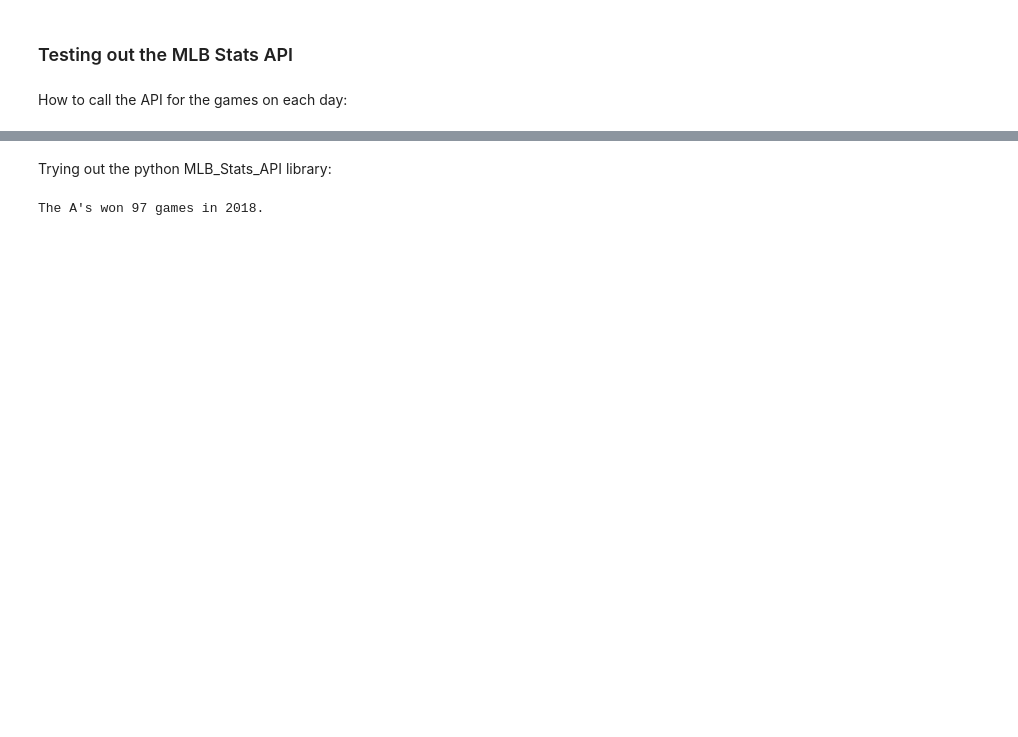
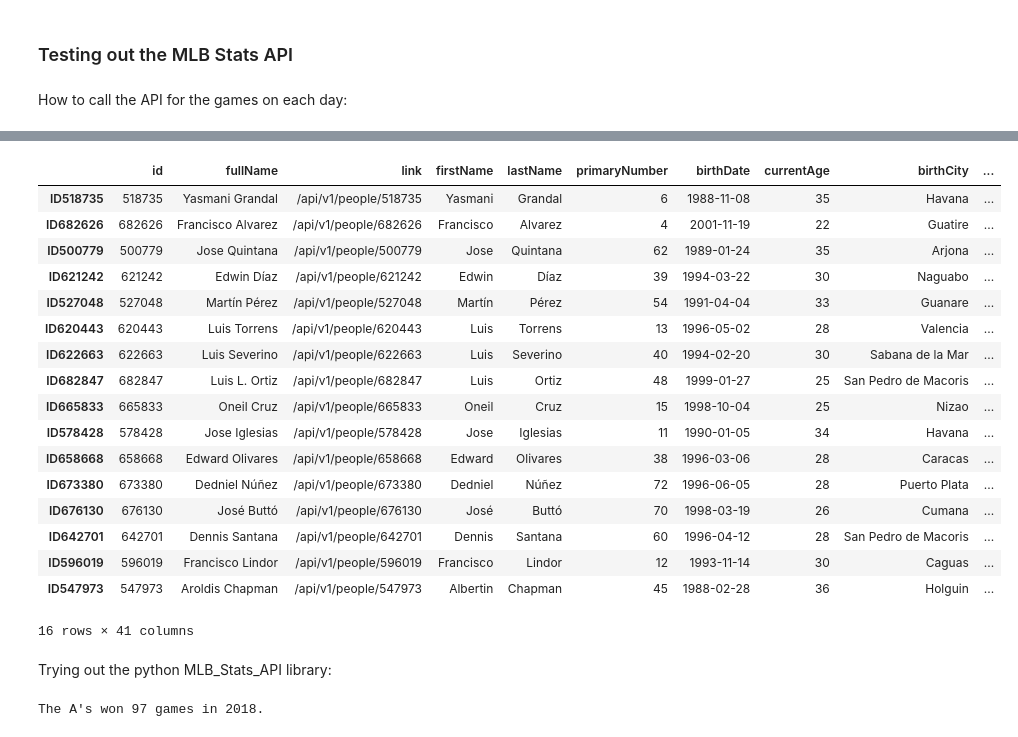
Before and after one commit to ztblick/baseball-data, a Jupyter notebook: test.ipynb, the cells around one changed output, grey strips where cells are left out. Cells and saved outputs as stored; diff of their text form; code cells hidden in the pictures; blank space fills up the shorter version.

Commit message:
Created player country project

```diff
--- a/test.ipynb
+++ b/test.ipynb
@@ -71,3 +65,27 @@ player_df.T
+# %%
+# player_df = player_df.T
+player_df.columns
+foreign_players = player_df['birthCountry'] != 'USA'
+player_df.loc[foreign_players]
+# %% [output]
+|  | id | fullName | link | firstName | lastName | primaryNumber | birthDate | currentAge | birthCity | ... |
+| ID518735 | 518735 | Yasmani Grandal | /api/v1/people/518735 | Yasmani | Grandal | 6 | 1988-11-08 | 35 | Havana | ... |
+| ID682626 | 682626 | Francisco Alvarez | /api/v1/people/682626 | Francisco | Alvarez | 4 | 2001-11-19 | 22 | Guatire | ... |
+| ID500779 | 500779 | Jose Quintana | /api/v1/people/500779 | Jose | Quintana | 62 | 1989-01-24 | 35 | Arjona | ... |
+| ID621242 | 621242 | Edwin Díaz | /api/v1/people/621242 | Edwin | Díaz | 39 | 1994-03-22 | 30 | Naguabo | ... |
+| ID527048 | 527048 | Martín Pérez | /api/v1/people/527048 | Martín | Pérez | 54 | 1991-04-04 | 33 | Guanare | ... |
+| ID620443 | 620443 | Luis Torrens | /api/v1/people/620443 | Luis | Torrens | 13 | 1996-05-02 | 28 | Valencia | ... |
+| ID622663 | 622663 | Luis Severino | /api/v1/people/622663 | Luis | Severino | 40 | 1994-02-20 | 30 | Sabana de la Mar | ... |
+| ID682847 | 682847 | Luis L. Ortiz | /api/v1/people/682847 | Luis | Ortiz | 48 | 1999-01-27 | 25 | San Pedro de Macoris | ... |
+| ID665833 | 665833 | Oneil Cruz | /api/v1/people/665833 | Oneil | Cruz | 15 | 1998-10-04 | 25 | Nizao | ... |
+| ID578428 | 578428 | Jose Iglesias | /api/v1/people/578428 | Jose | Iglesias | 11 | 1990-01-05 | 34 | Havana | ... |
+| ID658668 | 658668 | Edward Olivares | /api/v1/people/658668 | Edward | Olivares | 38 | 1996-03-06 | 28 | Caracas | ... |
+| ID673380 | 673380 | Dedniel Núñez | /api/v1/people/673380 | Dedniel | Núñez | 72 | 1996-06-05 | 28 | Puerto Plata | ... |
+| ID676130 | 676130 | José Buttó | /api/v1/people/676130 | José | Buttó | 70 | 1998-03-19 | 26 | Cumana | ... |
+| ID642701 | 642701 | Dennis Santana | /api/v1/people/642701 | Dennis | Santana | 60 | 1996-04-12 | 28 | San Pedro de Macoris | ... |
+| ID596019 | 596019 | Francisco Lindor | /api/v1/people/596019 | Francisco | Lindor | 12 | 1993-11-14 | 30 | Caguas | ... |
+| ID547973 | 547973 | Aroldis Chapman | /api/v1/people/547973 | Albertin | Chapman | 45 | 1988-02-28 | 36 | Holguin | ... |
+16 rows × 41 columns
 # %% [markdown]
 Trying out the python MLB_Stats_API library:
 # %%
```
Also changed, not shown: parts of 6 cells of this notebook.
